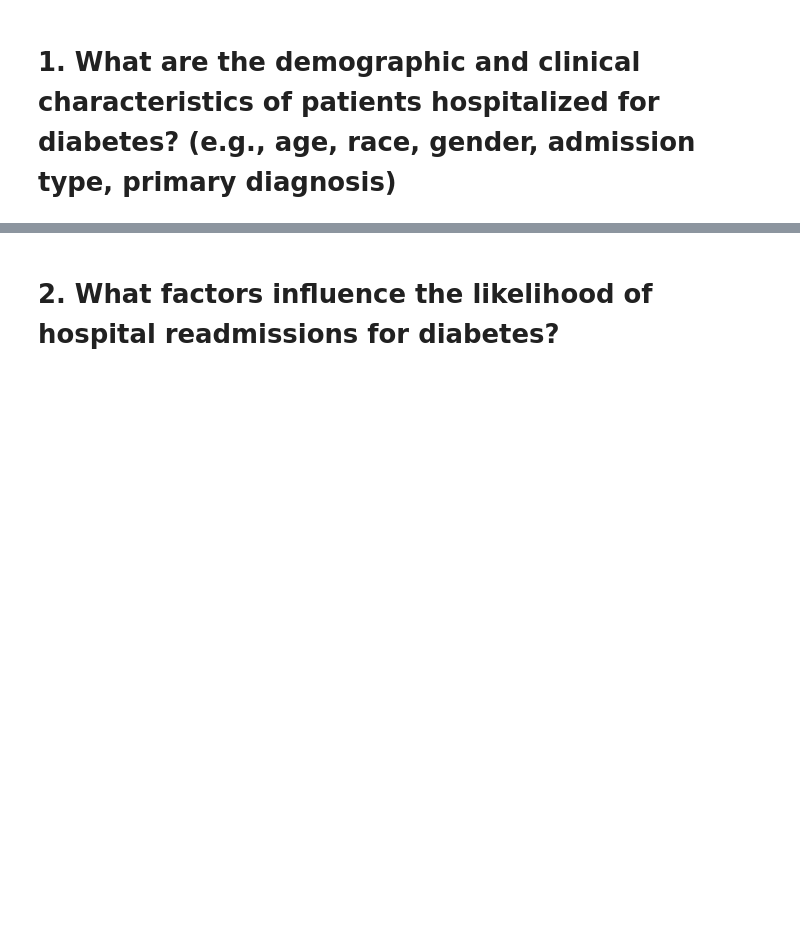
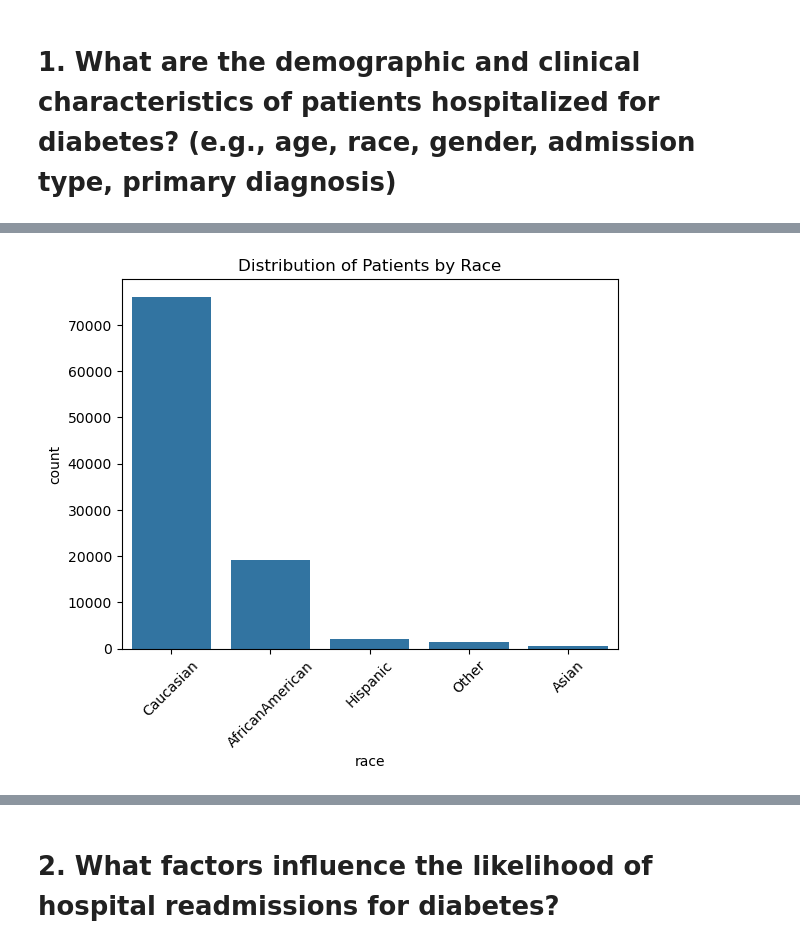
Before and after one commit to tosabrina/diabetes-capstone, a Jupyter notebook: notebook/diabetes_capstone.ipynb, the cells around one changed output, grey strips where cells are left out. Cells and saved outputs as stored; diff of their text form; code cells hidden in the pictures; blank space fills up the shorter version.

```diff
--- a/notebook/diabetes_capstone.ipynb
+++ b/notebook/diabetes_capstone.ipynb
@@ -633,0 +747,8 @@ dem_clin
+# %%
+# Create barplot of race, gender, and age distribution:
+sns.countplot(x='race', data=no_qm_diab, order=no_qm_diab['race'].value_counts().index)
+plt.title("Distribution of Patients by Race")
+plt.xticks(rotation=45)
+plt.show()
+# %% [output]
+[figure, added]
```
Also changed, not shown: parts of 23 cells of this notebook, 3 other files.
